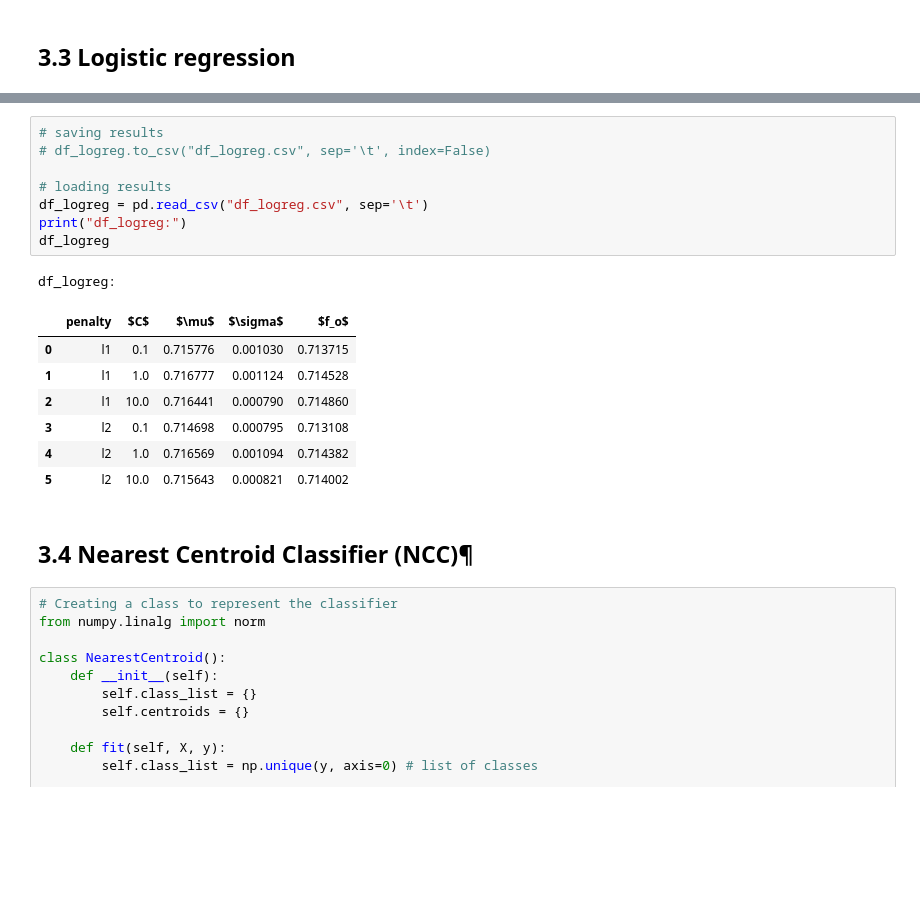
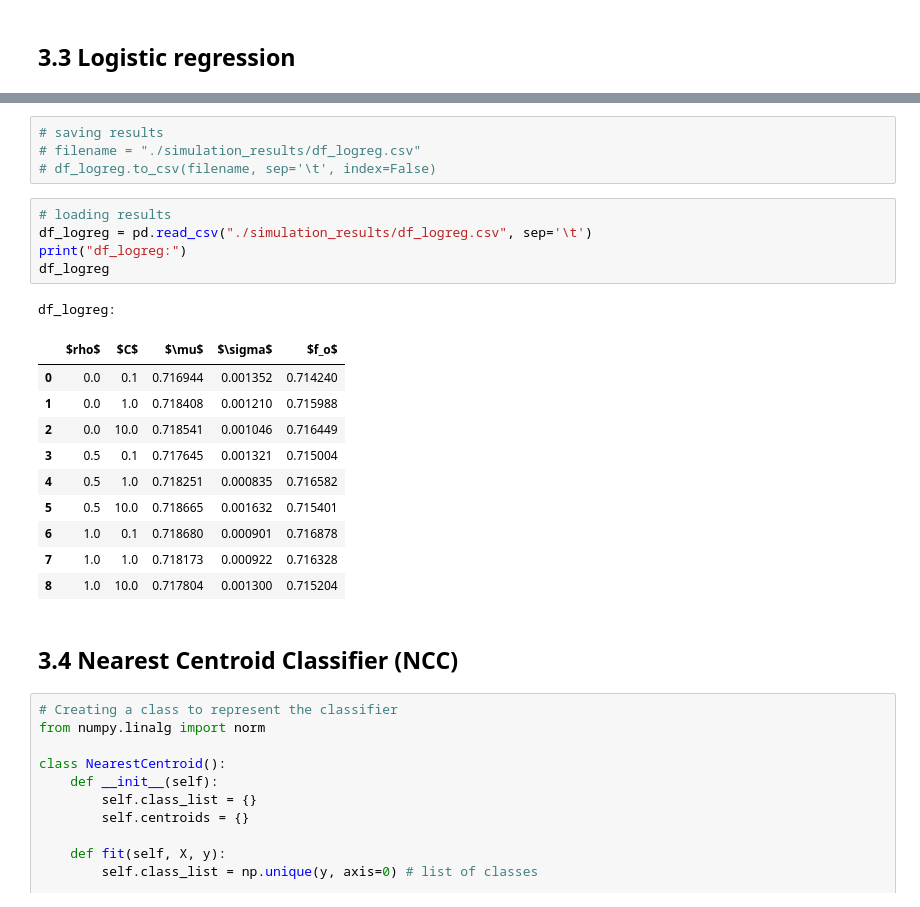
Before and after one commit to RomuloDrumond/Predict-the-damage-to-a-building, a Jupyter notebook: 02 Building and evaluation of ML models.ipynb, the cells around one changed output, grey strips where cells are left out. Drawn from its saved outputs; the diff is of its cells as text; blank space fills up the shorter version.

```diff
--- a/02 Building and evaluation of ML models.ipynb
+++ b/02 Building and evaluation of ML models.ipynb
@@ -271,23 +282,27 @@ Wall time: 6h 14min 56s
 '''
+# %%
+# saving results
+# filename = "./simulation_results/df_logreg.csv"
+# df_logreg.to_csv(filename, sep='\t', index=False)
 # %%
-# saving results
-# df_logreg.to_csv("df_logreg.csv", sep='\t', index=False)
-
 # loading results
-df_logreg = pd.read_csv("df_logreg.csv", sep='\t')
+df_logreg = pd.read_csv("./simulation_results/df_logreg.csv", sep='\t')
 print("df_logreg:")
 df_logreg
 # %% [output]
 df_logreg:
-|  | penalty | $C$ | $\mu$ | $\sigma$ | $f_o$ |
-| 0 | l1 | 0.1 | 0.715776 | 0.001030 | 0.713715 |
-| 1 | l1 | 1.0 | 0.716777 | 0.001124 | 0.714528 |
-| 2 | l1 | 10.0 | 0.716441 | 0.000790 | 0.714860 |
-| 3 | l2 | 0.1 | 0.714698 | 0.000795 | 0.713108 |
-| 4 | l2 | 1.0 | 0.716569 | 0.001094 | 0.714382 |
-| 5 | l2 | 10.0 | 0.715643 | 0.000821 | 0.714002 |
+|  | $rho$ | $C$ | $\mu$ | $\sigma$ | $f_o$ |
+| 0 | 0.0 | 0.1 | 0.716944 | 0.001352 | 0.714240 |
+| 1 | 0.0 | 1.0 | 0.718408 | 0.001210 | 0.715988 |
+| 2 | 0.0 | 10.0 | 0.718541 | 0.001046 | 0.716449 |
+| 3 | 0.5 | 0.1 | 0.717645 | 0.001321 | 0.715004 |
+| 4 | 0.5 | 1.0 | 0.718251 | 0.000835 | 0.716582 |
+| 5 | 0.5 | 10.0 | 0.718665 | 0.001632 | 0.715401 |
+| 6 | 1.0 | 0.1 | 0.718680 | 0.000901 | 0.716878 |
+| 7 | 1.0 | 1.0 | 0.718173 | 0.000922 | 0.716328 |
+| 8 | 1.0 | 10.0 | 0.717804 | 0.001300 | 0.715204 |
 # %% [markdown]
-## 3.4 Nearest Centroid Classifier (NCC)¶
+## 3.4 Nearest Centroid Classifier (NCC)
 # %%
 # Creating a class to represent the classifier
 from numpy.linalg import norm
```
Also changed, not shown: parts of 21 cells of this notebook, 24 other files.
